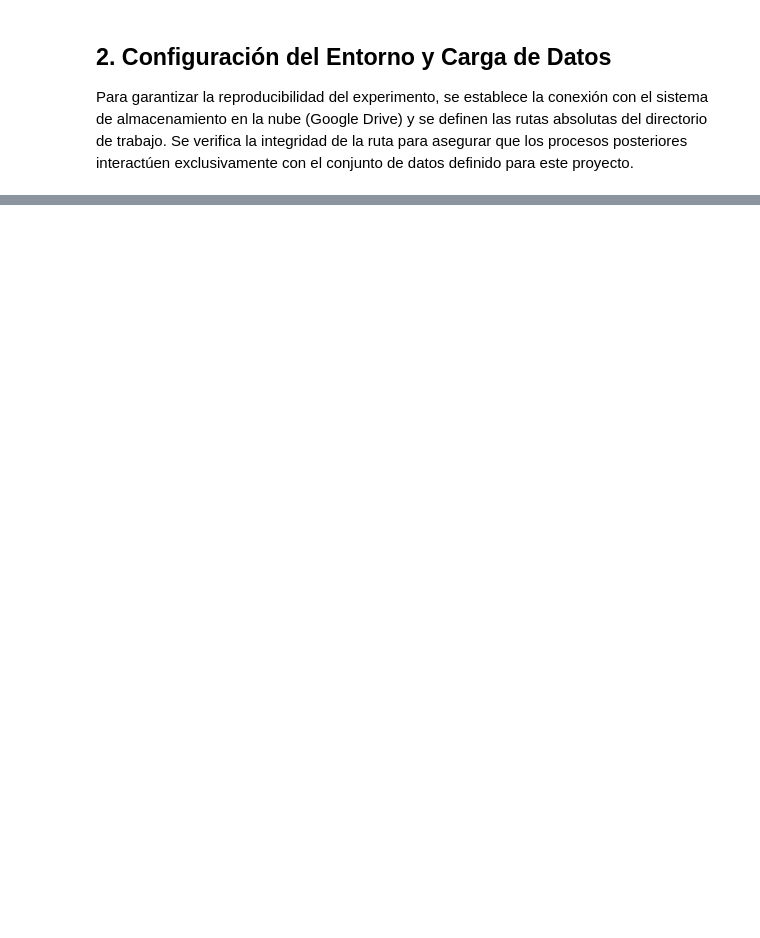
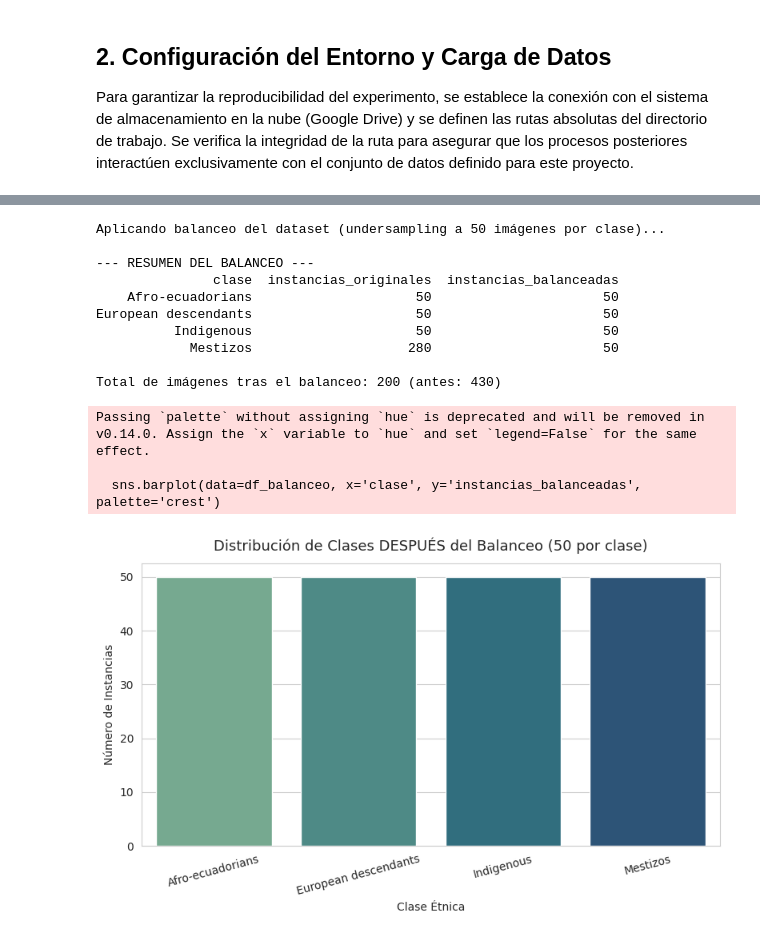
Before and after one commit to Nihilyteo/Integrador-EthnicEcuadorian-Clasificador, a Jupyter notebook: Integrador.ipynb, the cells around one changed output, grey strips where cells are left out. Drawn from its saved outputs; the diff is of its cells as text; code cells hidden in the pictures; blank space fills up the shorter version.

```diff
--- a/Integrador.ipynb
+++ b/Integrador.ipynb
@@ -761,0 +258,61 @@ Descriptor  Clasificador Accuracy Global Tiempo (s)
+# %%
+print("Aplicando balanceo del dataset (undersampling a 50 imágenes por clase)...")
+
+N_INSTANCIAS_OBJETIVO = 50
+SEMILLA_BALANCEO = 42
+
+rng_balanceo = np.random.RandomState(SEMILLA_BALANCEO)
+
+rutas_balanceadas = {}
+filas_balanceo = []
+
+for clase in sorted(detalle_imagenes['clase'].unique()):
+    rutas_clase = detalle_imagenes.loc[detalle_imagenes['clase'] == clase, 'ruta'].tolist()
+    n_disponibles = len(rutas_clase)
+
+    if n_disponibles > N_INSTANCIAS_OBJETIVO:
+        rutas_seleccionadas = list(rng_balanceo.choice(rutas_clase, N_INSTANCIAS_OBJETIVO, replace=False))
+    else:
+        rutas_seleccionadas = rutas_clase
+
+    rutas_balanceadas[clase] = rutas_seleccionadas
+    filas_balanceo.append({
+        'clase': clase,
+        'instancias_originales': n_disponibles,
+        'instancias_balanceadas': len(rutas_seleccionadas)
+    })
+
+df_balanceo = pd.DataFrame(filas_balanceo)
+print("\n--- RESUMEN DEL BALANCEO ---")
+print(df_balanceo.to_string(index=False))
+
+total_balanceado = sum(len(v) for v in rutas_balanceadas.values())
+print(f"\nTotal de imágenes tras el balanceo: {total_balanceado} (antes: {len(detalle_imagenes)})")
+
+NOMBRES_BALANCEADOS = {clase: set(Path(r).name for r in rutas) for clase, rutas in rutas_balanceadas.items()}
+
+df_balanceo.to_csv(os.path.join(OUTPUT_PATH, 'resumen_balanceo_dataset.csv'), index=False)
+
+plt.figure(figsize=(8, 5))
+sns.barplot(data=df_balanceo, x='clase', y='instancias_balanceadas', palette='crest')
+plt.title('Distribución de Clases DESPUÉS del Balanceo (50 por clase)', fontsize=13, pad=12)
+plt.xlabel('Clase Étnica'); plt.ylabel('Número de Instancias')
+plt.xticks(rotation=15)
+plt.tight_layout()
+plt.savefig(os.path.join(OUTPUT_PATH, 'distribucion_balanceada.png'), dpi=150)
+plt.show()
+# %% [output]
+Aplicando balanceo del dataset (undersampling a 50 imágenes por clase)...
+
+--- RESUMEN DEL BALANCEO ---
+               clase  instancias_originales  instancias_balanceadas
+    Afro-ecuadorians                     50                      50
+European descendants                     50                      50
+          Indigenous                     50                      50
+            Mestizos                    280                      50
+
+Total de imágenes tras el balanceo: 200 (antes: 430)
+Passing `palette` without assigning `hue` is deprecated and will be removed in v0.14.0. Assign the `x` variable to `hue` and set `legend=False` for the same effect.
+
+  sns.barplot(data=df_balanceo, x='clase', y='instancias_balanceadas', palette='crest')
+[figure, added]
```
Also changed, not shown: parts of 45 cells of this notebook.
